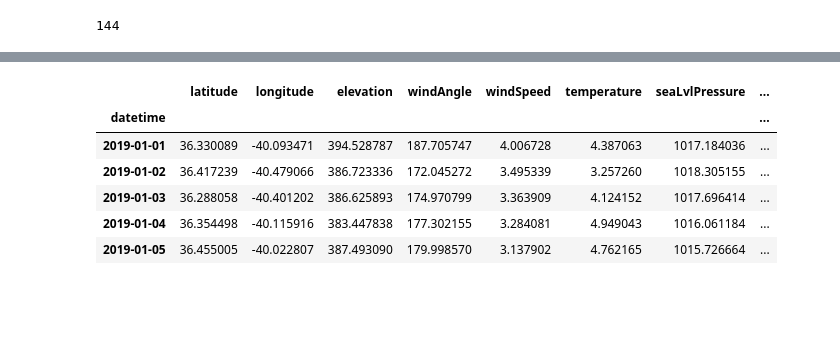
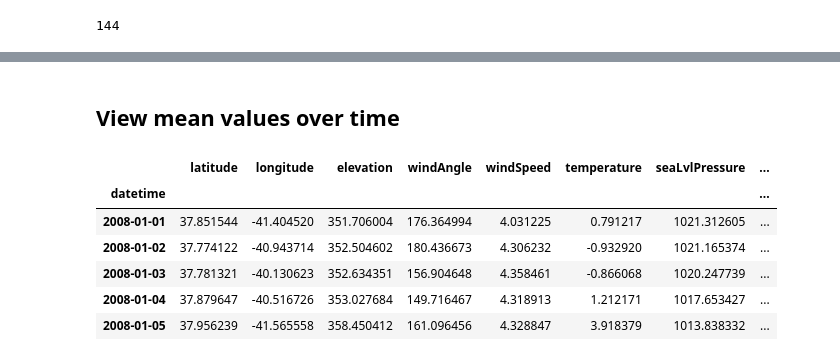
Before and after one commit to lostmygithubaccount/dasky, a Jupyter notebook: StartDask.ipynb, the cells around one changed output, grey strips where cells are left out. Saved outputs shown, nothing was run; the diff lists cells and outputs as text; code cells hidden in the pictures; blank space fills up the shorter version.

```diff
--- a/StartDask.ipynb
+++ b/StartDask.ipynb
@@ -201,2 +201,3 @@ Wall time: 22.5 s
 # %%
 df.datetime = dd.to_datetime(df.datetime).dt.floor('d')
+df = df.set_index(df.datetime, sorted=False).persist()
@@ -222,12 +229,14 @@ df.describe().compute()
 | max | 8.733300e+01 | 9.999990e+02 | 9.999000e+03 | 3.600000e+02 | 9.000000e+01 | 6.170000e+01 | 1.090000e+03 | ... |
+# %% [markdown]
+## View mean values over time
 # %%
-means = df.groupby(df.datetime).mean().compute()
+means = df.groupby(df.index).mean().compute()
 means.head()
 # %% [output]
 |  | latitude | longitude | elevation | windAngle | windSpeed | temperature | seaLvlPressure | ... |
 | datetime |  |  |  |  |  |  |  | ... |
-| 2019-01-01 | 36.330089 | -40.093471 | 394.528787 | 187.705747 | 4.006728 | 4.387063 | 1017.184036 | ... |
-| 2019-01-02 | 36.417239 | -40.479066 | 386.723336 | 172.045272 | 3.495339 | 3.257260 | 1018.305155 | ... |
-| 2019-01-03 | 36.288058 | -40.401202 | 386.625893 | 174.970799 | 3.363909 | 4.124152 | 1017.696414 | ... |
-| 2019-01-04 | 36.354498 | -40.115916 | 383.447838 | 177.302155 | 3.284081 | 4.949043 | 1016.061184 | ... |
-| 2019-01-05 | 36.455005 | -40.022807 | 387.493090 | 179.998570 | 3.137902 | 4.762165 | 1015.726664 | ... |
+| 2008-01-01 | 37.851544 | -41.404520 | 351.706004 | 176.364994 | 4.031225 | 0.791217 | 1021.312605 | ... |
+| 2008-01-02 | 37.774122 | -40.943714 | 352.504602 | 180.436673 | 4.306232 | -0.932920 | 1021.165374 | ... |
+| 2008-01-03 | 37.781321 | -40.130623 | 352.634351 | 156.904648 | 4.358461 | -0.866068 | 1020.247739 | ... |
+| 2008-01-04 | 37.879647 | -40.516726 | 353.027684 | 149.716467 | 4.318913 | 1.212171 | 1017.653427 | ... |
+| 2008-01-05 | 37.956239 | -41.565558 | 358.450412 | 161.096456 | 4.328847 | 3.918379 | 1013.838332 | ... |
```
Also changed, not shown: parts of 61 cells of this notebook, 3 other files.
